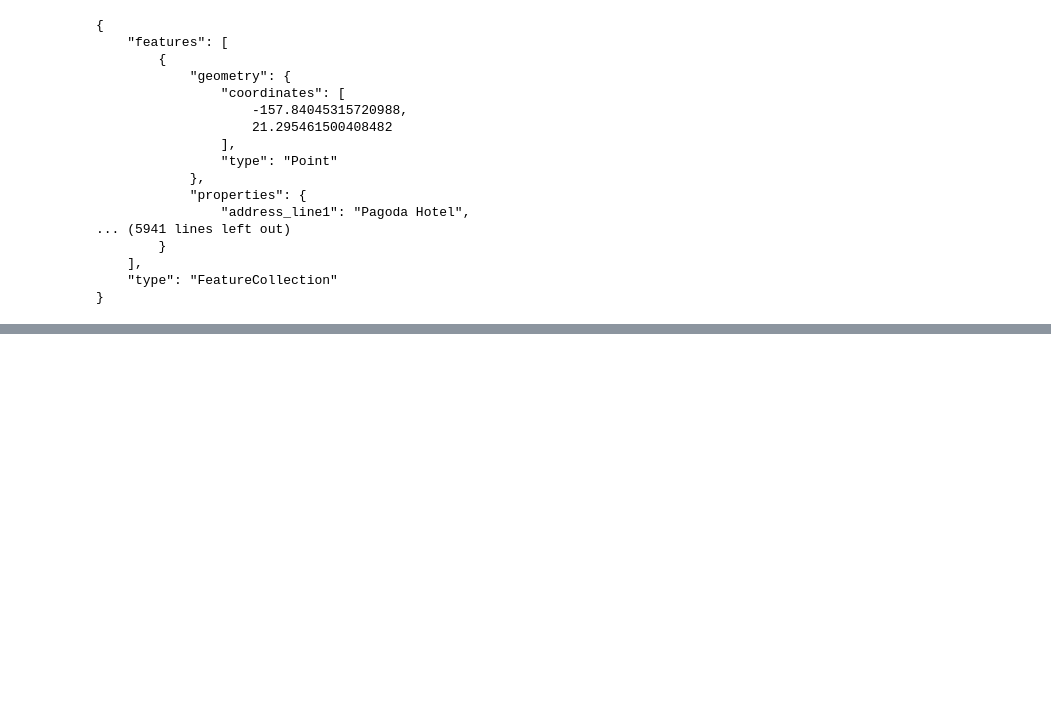
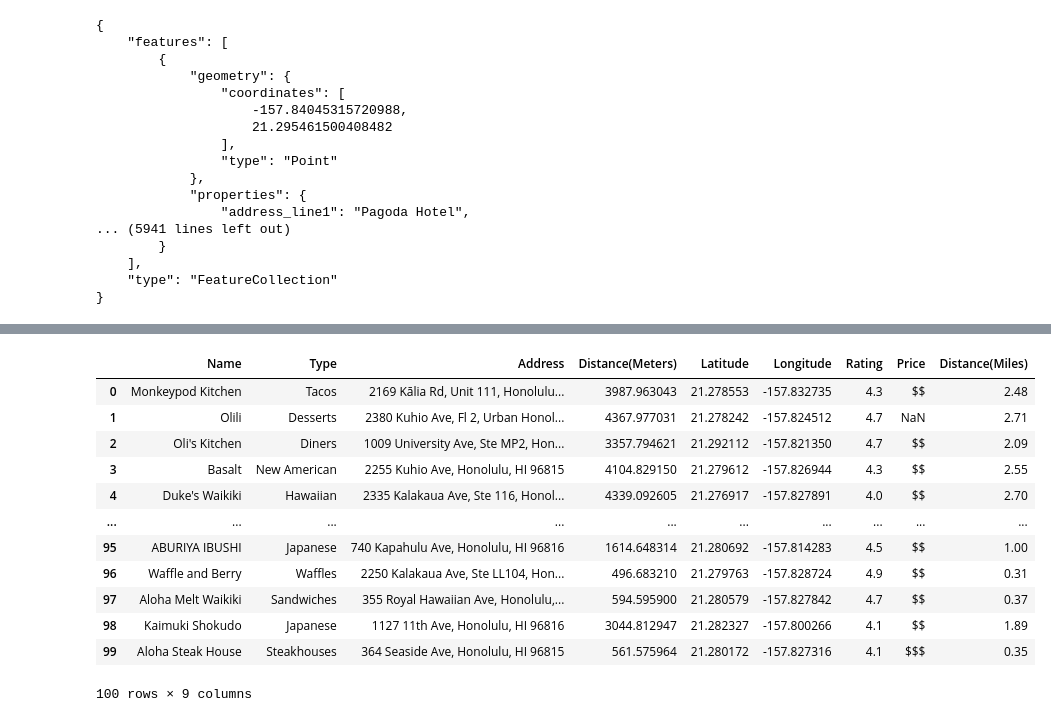
Before and after one commit to messymessina29/Hawaii_Tour_Guide_Project, a Jupyter notebook: Andrew/hawaii_restaurants_hotels.ipynb, the cells around one changed output, grey strips where cells are left out. Cells and saved outputs as stored; diff of their text form; code cells hidden in the pictures; blank space fills up the shorter version.

```diff
--- a/Andrew/hawaii_restaurants_hotels.ipynb
+++ b/Andrew/hawaii_restaurants_hotels.ipynb
@@ -196,0 +199,20 @@ restaraunt_df.to_csv('restaurants.csv',index=False)
+# %%
+rest_csv = Path("Resources/hawaii_restaurants.csv")
+# %%
+rest_df = pd.read_csv(rest_csv)
+# %%
+rest_df
+# %% [output]
+|  | Name | Type | Address | Distance(Meters) | Latitude | Longitude | Rating | Price | Distance(Miles) |
+| 0 | Monkeypod Kitchen | Tacos | 2169 Kālia Rd, Unit 111, Honolulu... | 3987.963043 | 21.278553 | -157.832735 | 4.3 | $$ | 2.48 |
+| 1 | Olili | Desserts | 2380 Kuhio Ave, Fl 2, Urban Honol... | 4367.977031 | 21.278242 | -157.824512 | 4.7 | NaN | 2.71 |
+| 2 | Oli's Kitchen | Diners | 1009 University Ave, Ste MP2, Hon... | 3357.794621 | 21.292112 | -157.821350 | 4.7 | $$ | 2.09 |
+| 3 | Basalt | New American | 2255 Kuhio Ave, Honolulu, HI 96815 | 4104.829150 | 21.279612 | -157.826944 | 4.3 | $$ | 2.55 |
+| 4 | Duke's Waikiki | Hawaiian | 2335 Kalakaua Ave, Ste 116, Honol... | 4339.092605 | 21.276917 | -157.827891 | 4.0 | $$ | 2.70 |
+| ... | ... | ... | ... | ... | ... | ... | ... | ... | ... |
+| 95 | ABURIYA IBUSHI | Japanese | 740 Kapahulu Ave, Honolulu, HI 96816 | 1614.648314 | 21.280692 | -157.814283 | 4.5 | $$ | 1.00 |
+| 96 | Waffle and Berry | Waffles | 2250 Kalakaua Ave, Ste LL104, Hon... | 496.683210 | 21.279763 | -157.828724 | 4.9 | $$ | 0.31 |
+| 97 | Aloha Melt Waikiki | Sandwiches | 355 Royal Hawaiian Ave, Honolulu,... | 594.595900 | 21.280579 | -157.827842 | 4.7 | $$ | 0.37 |
+| 98 | Kaimuki Shokudo | Japanese | 1127 11th Ave, Honolulu, HI 96816 | 3044.812947 | 21.282327 | -157.800266 | 4.1 | $$ | 1.89 |
+| 99 | Aloha Steak House | Steakhouses | 364 Seaside Ave, Honolulu, HI 96815 | 561.575964 | 21.280172 | -157.827316 | 4.1 | $$$ | 0.35 |
+100 rows × 9 columns
```
Also changed, not shown: parts of 4 cells of this notebook, 4 other files.
